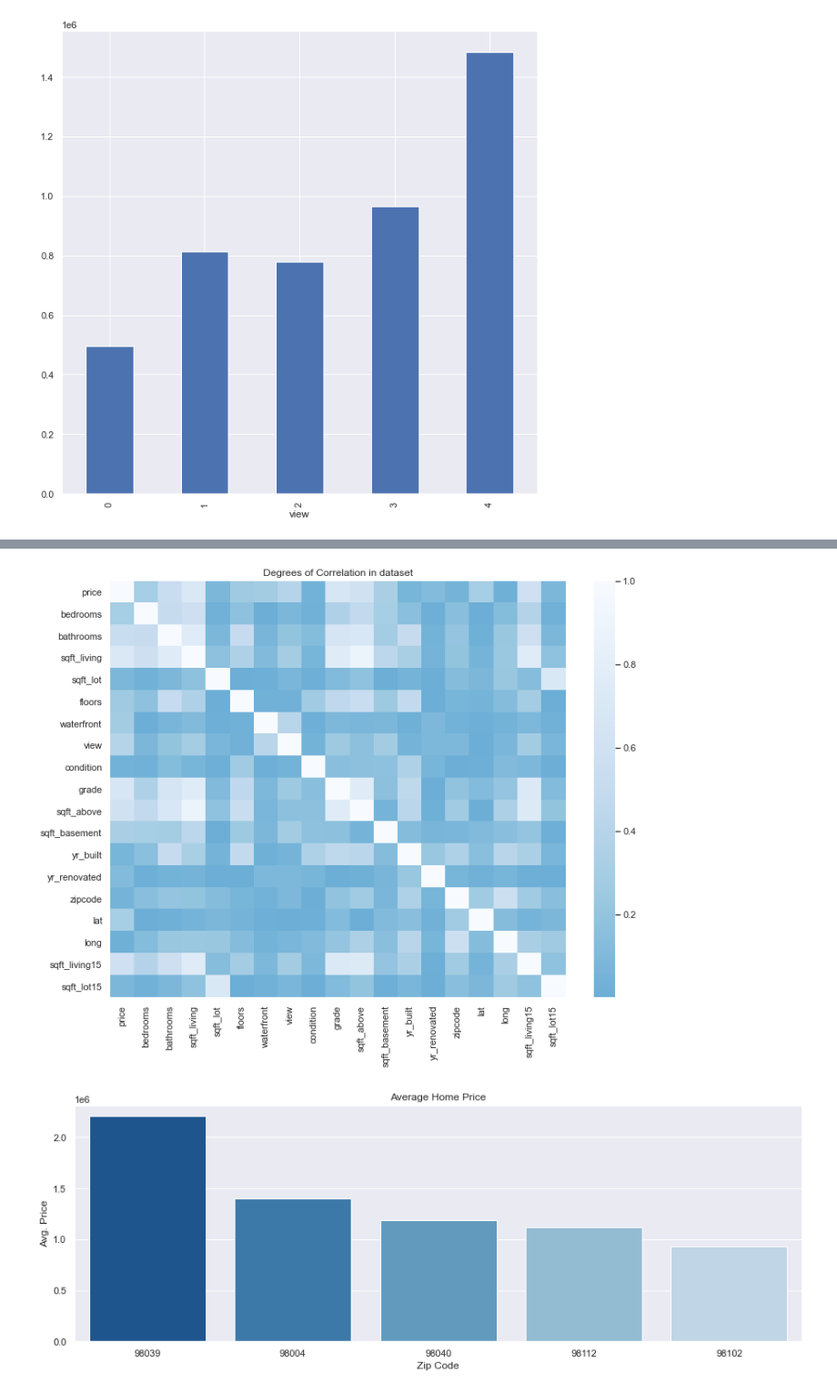
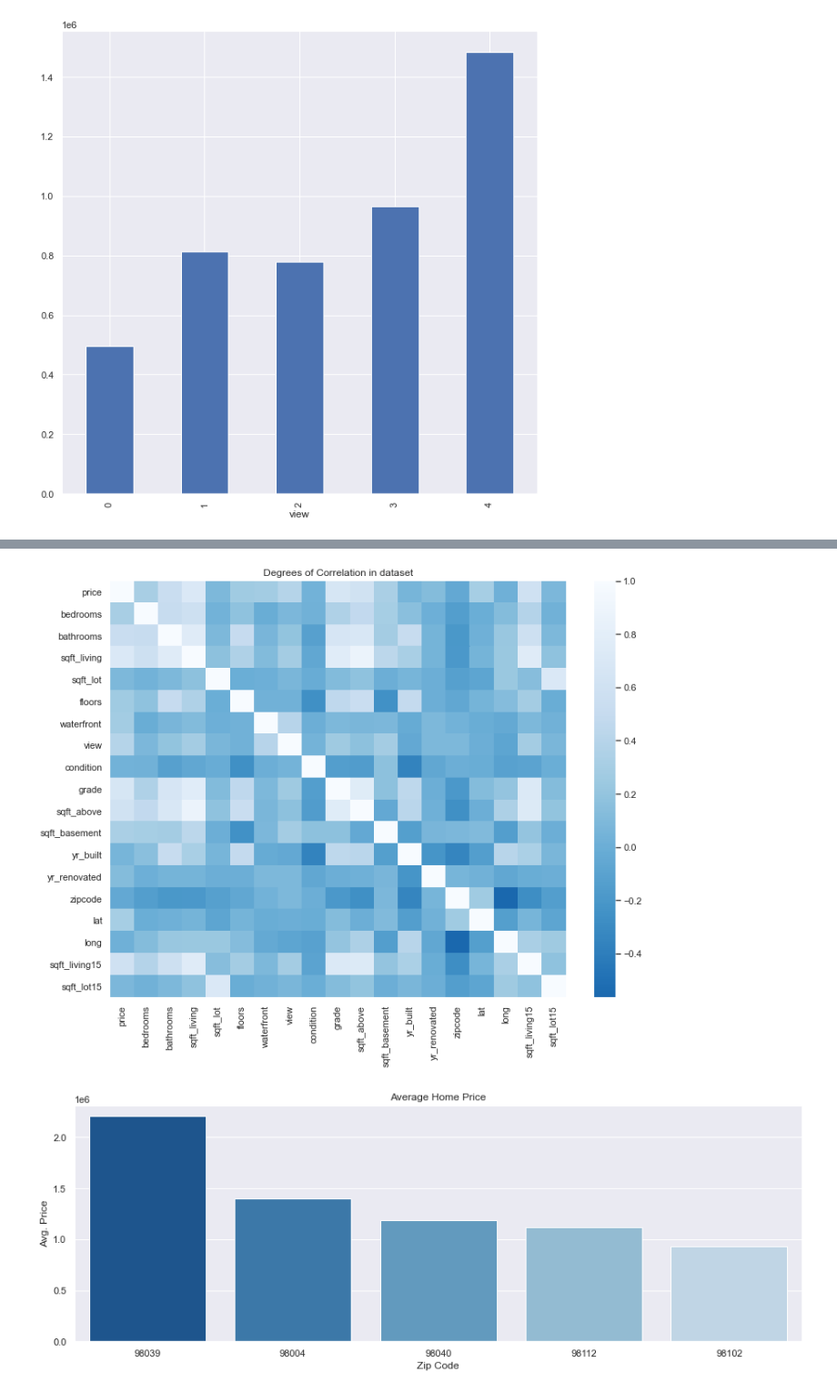
Before and after one commit to pleasecallmejax/KC-Housing-Predictions, a Jupyter notebook: Phase2_project/Bakeoff Final.ipynb, the cells around one changed output, grey strips where cells are left out. Shown at 91% size. Drawn from its saved outputs; the diff is of its cells as text; code cells hidden in the pictures.

```diff
--- a/Phase2_project/Bakeoff Final.ipynb
+++ b/Phase2_project/Bakeoff Final.ipynb
@@ -118,3 +118,6 @@ org_hous_df.groupby("view")["price"].mean().plot(kind='bar', figsize=(10,10))
 # %% [output]
 <AxesSubplot:xlabel='view'>
 [figure]
+# %%
+corr = org_hous_df.corr()
+corr
@@ -121,12 +142,11 @@ org_hous_df.groupby("view")["price"].mean().plot(kind='bar', figsize=(10,10))
 # %%
-corr = org_hous_df.corr().abs()
 sns.set(rc={'figure.figsize':(12,9)})
 sns.heatmap(corr[:20], xticklabels=corr[:20].columns, \
             yticklabels=corr[:20].columns, \
             annot=False, cmap='Blues_r', center= 0)
 plt.title('Degrees of Correlation in dataset');
 # %% [output]
-[figure, old version]
+[figure, new version]
 # %%
 sns.set_palette('Blues_r')
 x = ['98039', '98004', '98040', '98112', '98102']
```
Also changed, not shown: parts of 19 cells of this notebook, 2 other files.
